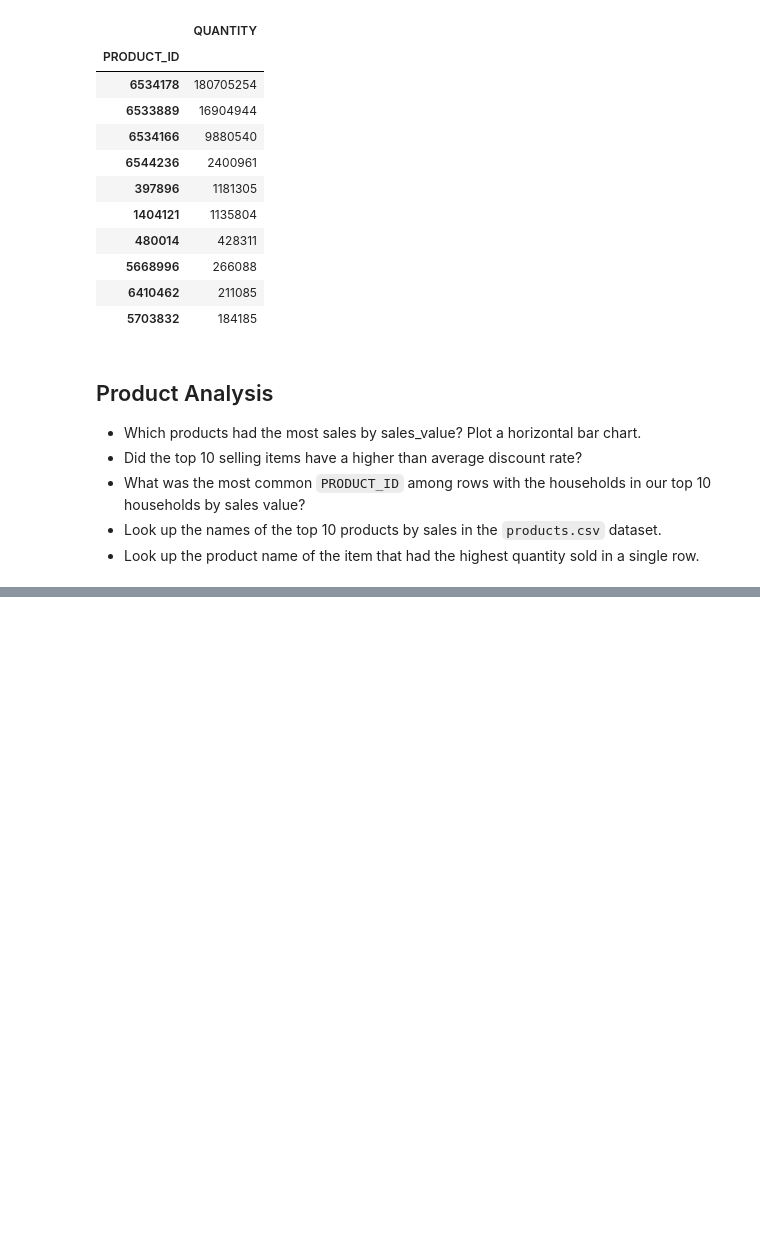
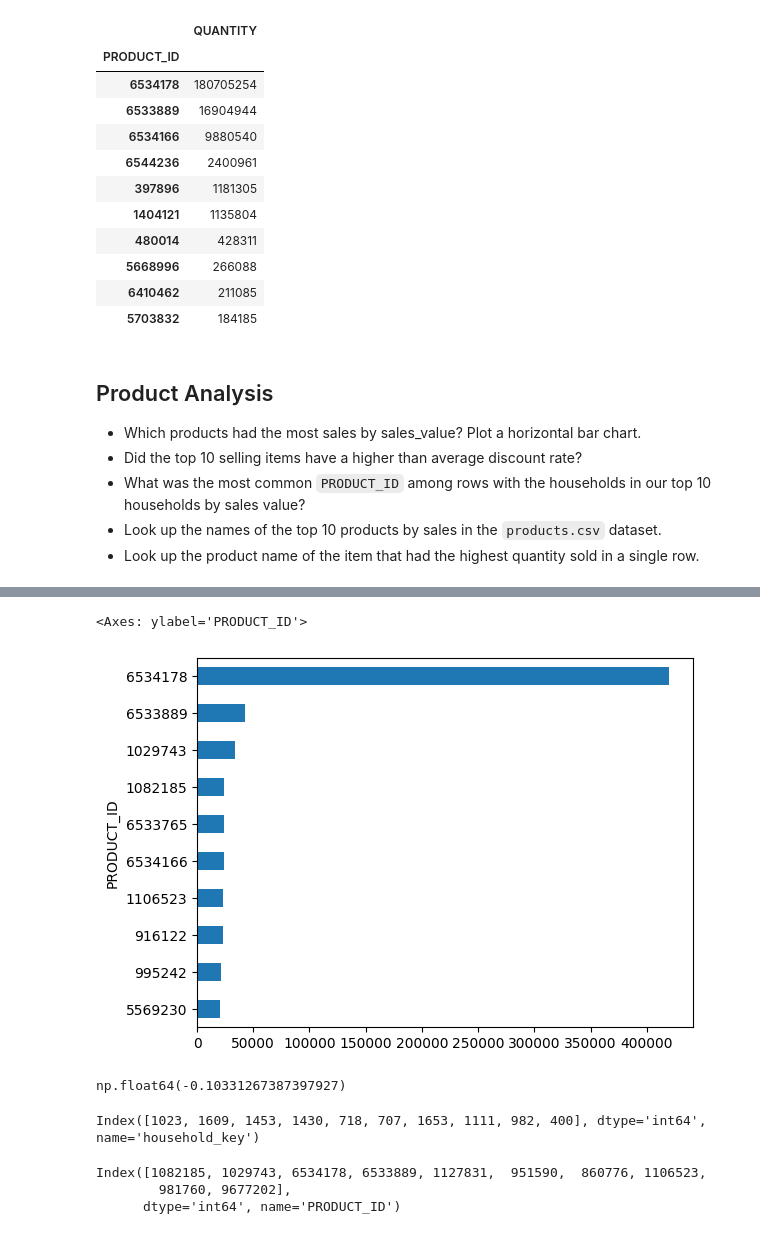
Before and after one commit to tessam30/analyze_this, a Jupyter notebook: Scripts/section06_midcourse_project.ipynb, the cells around one changed output, grey strips where cells are left out. Cells and saved outputs as stored; diff of their text form; code cells hidden in the pictures; blank space fills up the shorter version.

```diff
--- a/Scripts/section06_midcourse_project.ipynb
+++ b/Scripts/section06_midcourse_project.ipynb
@@ -276,3 +275,12 @@ hh_sum.sort_values("SALES_VALUE", ascending = True)
 * What was the most common `PRODUCT_ID` among rows with the households in our top 10 households by sales value?
 * Look up the names of the  top 10 products by sales in the `products.csv` dataset.
 * Look up the product name of the item that had the highest quantity sold in a single row.
+# %%
+# Which products had the most sales by sales_value? Plot  a horizontal bar char
+top_sellers = (trans_df
+    .groupby("PRODUCT_ID")
+    .agg({"SALES_VALUE":"sum"})
+    .sort_values("SALES_VALUE", ascending=False)
+    .iloc[:10]
+)
+top_sellers
@@ -278,0 +300,42 @@ hh_sum.sort_values("SALES_VALUE", ascending = True)
+# %%
+# Plot the top 10 products
+top_sellers["SALES_VALUE"].sort_values().plot.barh()
+# %% [output]
+<Axes: ylabel='PRODUCT_ID'>
+[figure, added]
+# %%
+# Did the top 10 selling items have a higher than average discount rate?
+# Calculate the total discount for top 10 products
+# Divide that by sales value for top 10 products
+# Use the index values from the top 10 list to query the trans_df table
+((trans_df
+ .query("PRODUCT_ID in @top_sellers.index")
+ .loc[: ,"total_discount"]
+ .sum())
+/(trans_df
+ .query("PRODUCT_ID in @top_sellers.index")
+ .loc[: ,"SALES_VALUE"]
+  .sum())
+)
+# %% [output]
+np.float64(-0.10331267387397927)
+# %%
+# What were the most common product_IDs for households in the top 10
+top_hh = hh_sum.sort_values("SALES_VALUE", ascending = False).iloc[:10]
+top_hh.index
+# %% [output]
+Index([1023, 1609, 1453, 1430, 718, 707, 1653, 1111, 982, 400], dtype='int64', name='household_key')
+# %%
+# What was the most common `PRODUCT_ID` among rows with the households in our top 10 households by sales value?
+# How many times did a product occur for these top 10 households? use value counts
+prod_freq = (trans_df
+    .query("household_key in @top_hh.index")
+    .value_counts("PRODUCT_ID")
+    .iloc[:10]
+    .index
+)
+prod_freq
+# %% [output]
+Index([1082185, 1029743, 6534178, 6533889, 1127831,  951590,  860776, 1106523,
+        981760, 9677202],
+      dtype='int64', name='PRODUCT_ID')
```
Also changed, not shown: parts of 9 cells of this notebook.
